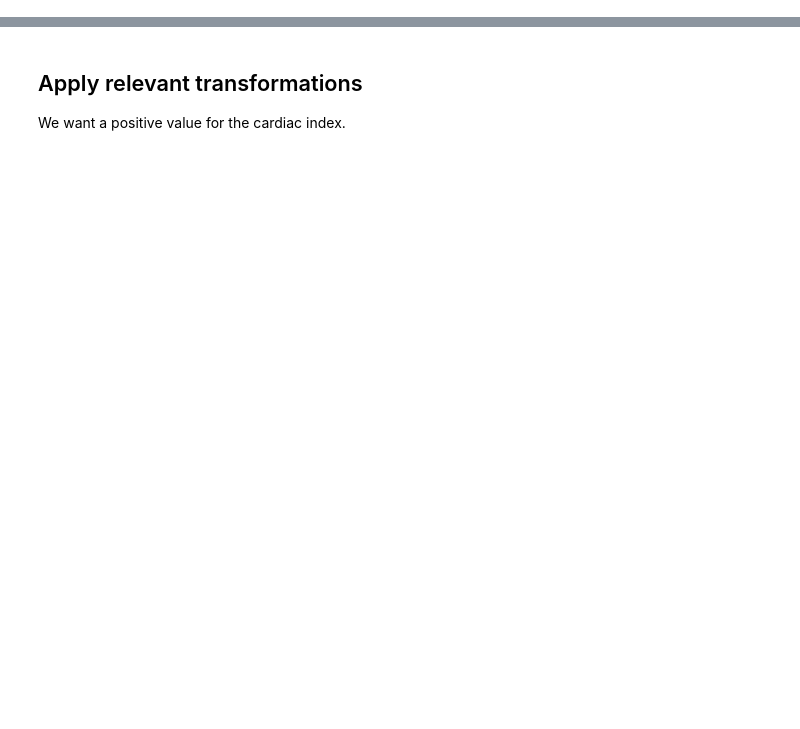
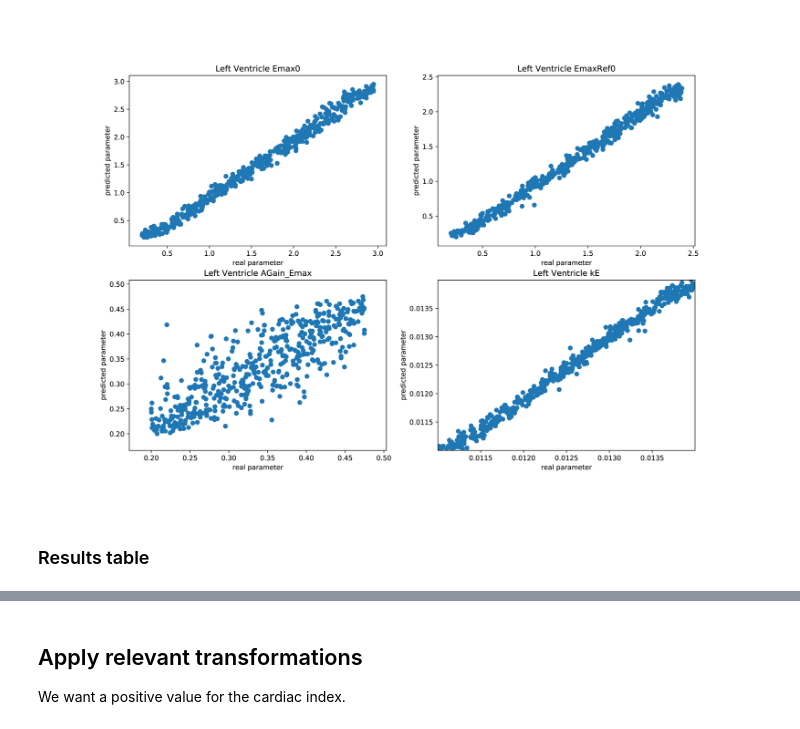
Before and after one commit to matthiaszeller/VAD-0D-DNN, a Jupyter notebook: notebooks/N7-Results-report.ipynb, the cells around one changed output, grey strips where cells are left out. Drawn from its saved outputs; the diff is of its cells as text; code cells hidden in the pictures; blank space fills up the shorter version.

```diff
--- a/notebooks/N7-Results-report.ipynb
+++ b/notebooks/N7-Results-report.ipynb
@@ -15 +32,8 @@ table_path = path + 'table.csv'
+# %%
+from IPython.display import Image
+Image(filename='../res/results/DNN_Performance_LVAD.png')
+# %% [output]
+[figure, added]
+# %% [markdown]
+### Results table
 # %%
```
Also changed, not shown: parts of 44 cells of this notebook, 5 other files.
